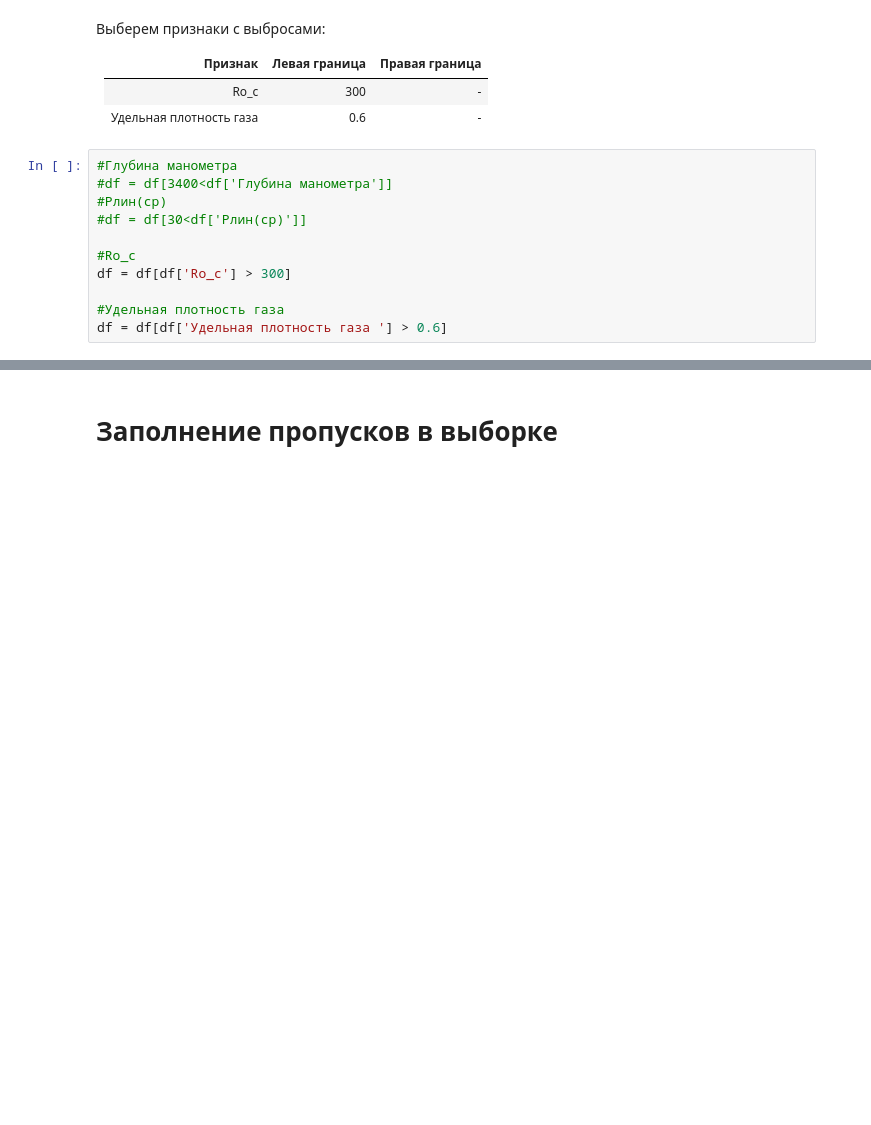
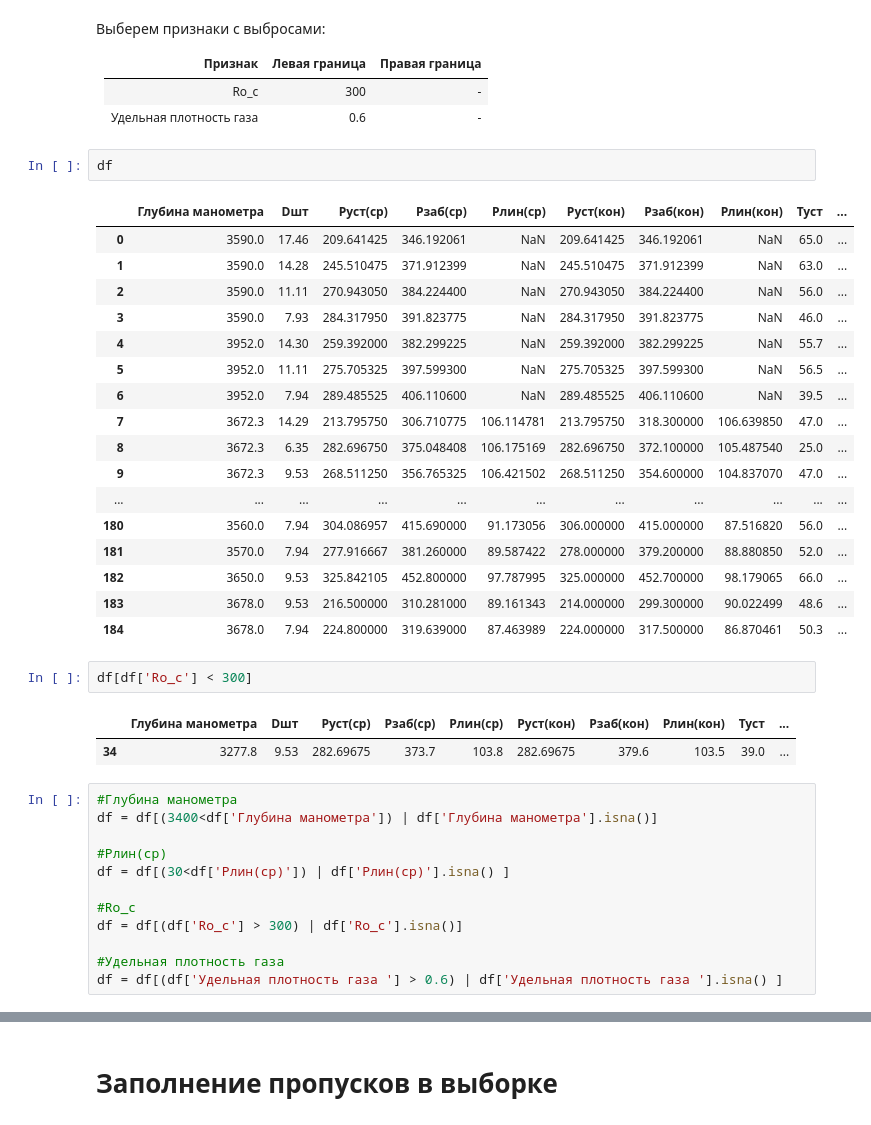
Before and after one commit to rodkot/BoreholeProject, a Jupyter notebook: dataset_info.ipynb, the cells around one changed output, grey strips where cells are left out. Saved outputs shown, nothing was run; the diff lists cells and outputs as text; blank space fills up the shorter version.

```diff
--- a/dataset_info.ipynb
+++ b/dataset_info.ipynb
@@ -212,14 +215,40 @@ plt.show()
 |-------------------------|---------------|----------------|
 | Ro_c                    | 300           | -              |
 | Удельная плотность газа | 0.6           | -              |
+# %%
+df
+# %% [output]
+|  | Глубина манометра | Dшт | Руст(ср) | Рзаб(ср) | Pлин(ср) | Руст(кон) | Рзаб(кон) | Рлин(кон) | Туст | ... |
+| 0 | 3590.0 | 17.46 | 209.641425 | 346.192061 | NaN | 209.641425 | 346.192061 | NaN | 65.0 | ... |
+| 1 | 3590.0 | 14.28 | 245.510475 | 371.912399 | NaN | 245.510475 | 371.912399 | NaN | 63.0 | ... |
+| 2 | 3590.0 | 11.11 | 270.943050 | 384.224400 | NaN | 270.943050 | 384.224400 | NaN | 56.0 | ... |
+| 3 | 3590.0 | 7.93 | 284.317950 | 391.823775 | NaN | 284.317950 | 391.823775 | NaN | 46.0 | ... |
+| 4 | 3952.0 | 14.30 | 259.392000 | 382.299225 | NaN | 259.392000 | 382.299225 | NaN | 55.7 | ... |
+| 5 | 3952.0 | 11.11 | 275.705325 | 397.599300 | NaN | 275.705325 | 397.599300 | NaN | 56.5 | ... |
+| 6 | 3952.0 | 7.94 | 289.485525 | 406.110600 | NaN | 289.485525 | 406.110600 | NaN | 39.5 | ... |
+| 7 | 3672.3 | 14.29 | 213.795750 | 306.710775 | 106.114781 | 213.795750 | 318.300000 | 106.639850 | 47.0 | ... |
+| 8 | 3672.3 | 6.35 | 282.696750 | 375.048408 | 106.175169 | 282.696750 | 372.100000 | 105.487540 | 25.0 | ... |
+| 9 | 3672.3 | 9.53 | 268.511250 | 356.765325 | 106.421502 | 268.511250 | 354.600000 | 104.837070 | 47.0 | ... |
+| ... | ... | ... | ... | ... | ... | ... | ... | ... | ... | ... |
+| 180 | 3560.0 | 7.94 | 304.086957 | 415.690000 | 91.173056 | 306.000000 | 415.000000 | 87.516820 | 56.0 | ... |
+| 181 | 3570.0 | 7.94 | 277.916667 | 381.260000 | 89.587422 | 278.000000 | 379.200000 | 88.880850 | 52.0 | ... |
+| 182 | 3650.0 | 9.53 | 325.842105 | 452.800000 | 97.787995 | 325.000000 | 452.700000 | 98.179065 | 66.0 | ... |
+| 183 | 3678.0 | 9.53 | 216.500000 | 310.281000 | 89.161343 | 214.000000 | 299.300000 | 90.022499 | 48.6 | ... |
+| 184 | 3678.0 | 7.94 | 224.800000 | 319.639000 | 87.463989 | 224.000000 | 317.500000 | 86.870461 | 50.3 | ... |
+# %%
+df[df['Ro_c'] < 300]
+# %% [output]
+|  | Глубина манометра | Dшт | Руст(ср) | Рзаб(ср) | Pлин(ср) | Руст(кон) | Рзаб(кон) | Рлин(кон) | Туст | ... |
+| 34 | 3277.8 | 9.53 | 282.69675 | 373.7 | 103.8 | 282.69675 | 379.6 | 103.5 | 39.0 | ... |
 # %%
 #Глубина манометра
-#df = df[3400<df['Глубина манометра']]
+df = df[(3400<df['Глубина манометра']) | df['Глубина манометра'].isna()]
+
 #Pлин(ср)
-#df = df[30<df['Pлин(ср)']]
+df = df[(30<df['Pлин(ср)']) | df['Pлин(ср)'].isna() ]
 
 #Ro_c
-df = df[df['Ro_c'] > 300]
+df = df[(df['Ro_c'] > 300) | df['Ro_c'].isna()]
 
 #Удельная плотность газа
-df = df[df['Удельная плотность газа '] > 0.6]
+df = df[(df['Удельная плотность газа '] > 0.6) | df['Удельная плотность газа '].isna() ]
```
Also changed, not shown: parts of 15 cells of this notebook, 1 other file.
